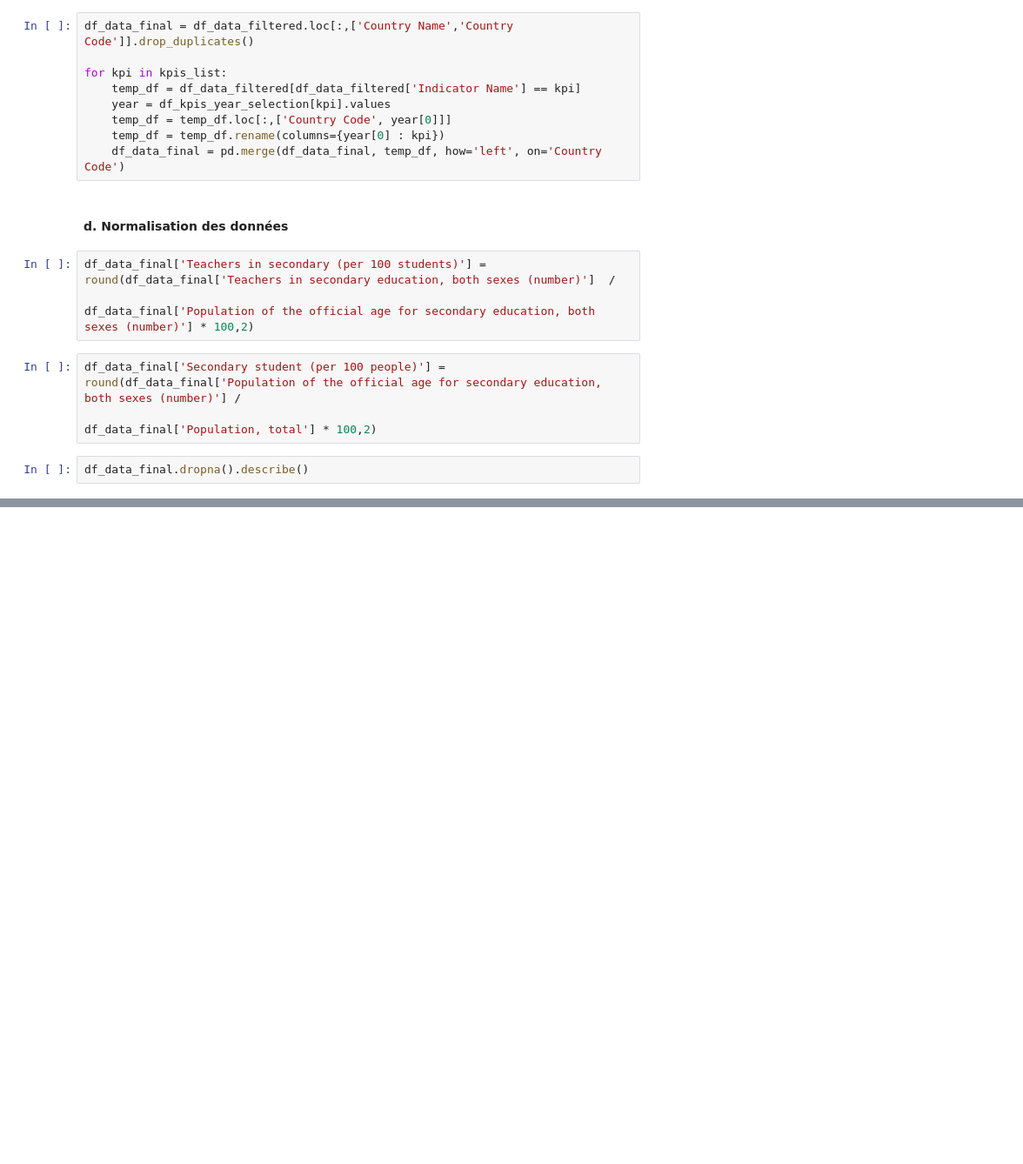
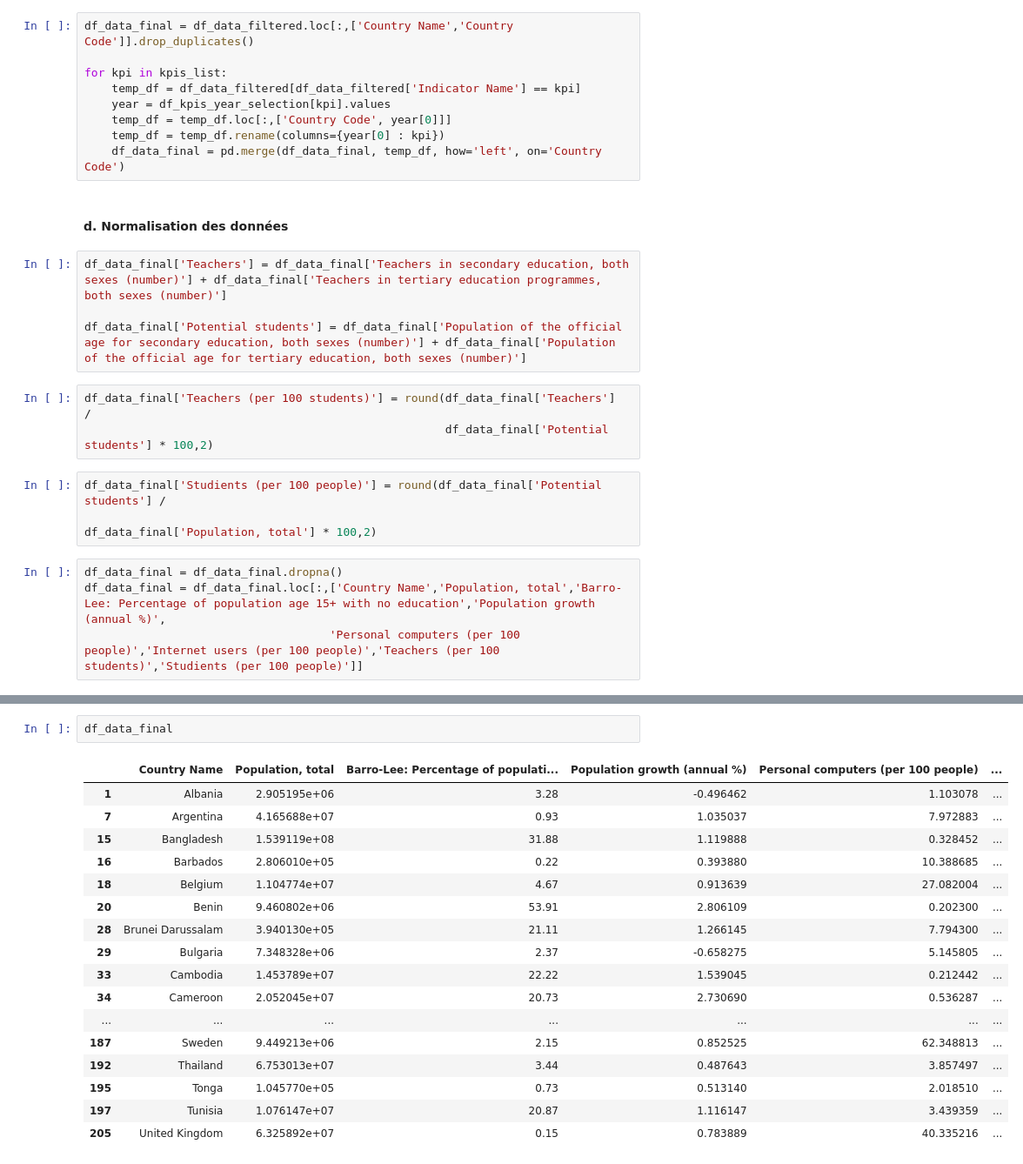
Before and after one commit to NassimNaoui/analyse_systemes_educatifs, a Jupyter notebook: notebooks/Analysez des données de systèmes éducatifs.ipynb, the cells around one changed output, grey strips where cells are left out. Shown at 87% size. Cells and saved outputs as stored; diff of their text form; blank space fills up the shorter version.

```diff
--- a/notebooks/Analysez des données de systèmes éducatifs.ipynb
+++ b/notebooks/Analysez des données de systèmes éducatifs.ipynb
@@ -446,11 +450,17 @@ for kpi in kpis_list:
     df_data_final = pd.merge(df_data_final, temp_df, how='left', on='Country Code')
 # %% [markdown]
 #### d. Normalisation des données
+# %%
+df_data_final['Teachers'] = df_data_final['Teachers in secondary education, both sexes (number)'] + df_data_final['Teachers in tertiary education programmes, both sexes (number)']
+
+df_data_final['Potential students'] = df_data_final['Population of the official age for secondary education, both sexes (number)'] + df_data_final['Population of the official age for tertiary education, both sexes (number)']
 # %%
-df_data_final['Teachers in secondary (per 100 students)'] = round(df_data_final['Teachers in secondary education, both sexes (number)']  /
-                                                                  df_data_final['Population of the official age for secondary education, both sexes (number)'] * 100,2)
+df_data_final['Teachers (per 100 students)'] = round(df_data_final['Teachers']  /
+                                                     df_data_final['Potential students'] * 100,2)
 # %%
-df_data_final['Secondary student (per 100 people)'] = round(df_data_final['Population of the official age for secondary education, both sexes (number)'] /
+df_data_final['Studients (per 100 people)'] = round(df_data_final['Potential students'] /
                                                             df_data_final['Population, total'] * 100,2)
 # %%
-df_data_final.dropna().describe()
+df_data_final = df_data_final.dropna()
+df_data_final = df_data_final.loc[:,['Country Name','Population, total','Barro-Lee: Percentage of population age 15+ with no education','Population growth (annual %)',
+                                    'Personal computers (per 100 people)','Internet users (per 100 people)','Teachers (per 100 students)','Studients (per 100 people)']]
@@ -466,0 +467,20 @@ df_data_final.dropna().describe()
+# %%
+df_data_final
+# %% [output]
+|  | Country Name | Population, total | Barro-Lee: Percentage of populati... | Population growth (annual %) | Personal computers (per 100 people) | ... |
+| 1 | Albania | 2.905195e+06 | 3.28 | -0.496462 | 1.103078 | ... |
+| 7 | Argentina | 4.165688e+07 | 0.93 | 1.035037 | 7.972883 | ... |
+| 15 | Bangladesh | 1.539119e+08 | 31.88 | 1.119888 | 0.328452 | ... |
+| 16 | Barbados | 2.806010e+05 | 0.22 | 0.393880 | 10.388685 | ... |
+| 18 | Belgium | 1.104774e+07 | 4.67 | 0.913639 | 27.082004 | ... |
+| 20 | Benin | 9.460802e+06 | 53.91 | 2.806109 | 0.202300 | ... |
+| 28 | Brunei Darussalam | 3.940130e+05 | 21.11 | 1.266145 | 7.794300 | ... |
+| 29 | Bulgaria | 7.348328e+06 | 2.37 | -0.658275 | 5.145805 | ... |
+| 33 | Cambodia | 1.453789e+07 | 22.22 | 1.539045 | 0.212442 | ... |
+| 34 | Cameroon | 2.052045e+07 | 20.73 | 2.730690 | 0.536287 | ... |
+| ... | ... | ... | ... | ... | ... | ... |
+| 187 | Sweden | 9.449213e+06 | 2.15 | 0.852525 | 62.348813 | ... |
+| 192 | Thailand | 6.753013e+07 | 3.44 | 0.487643 | 3.857497 | ... |
+| 195 | Tonga | 1.045770e+05 | 0.73 | 0.513140 | 2.018510 | ... |
+| 197 | Tunisia | 1.076147e+07 | 20.87 | 1.116147 | 3.439359 | ... |
+| 205 | United Kingdom | 6.325892e+07 | 0.15 | 0.783889 | 40.335216 | ... |
```
Also changed, not shown: parts of 4 cells of this notebook.
